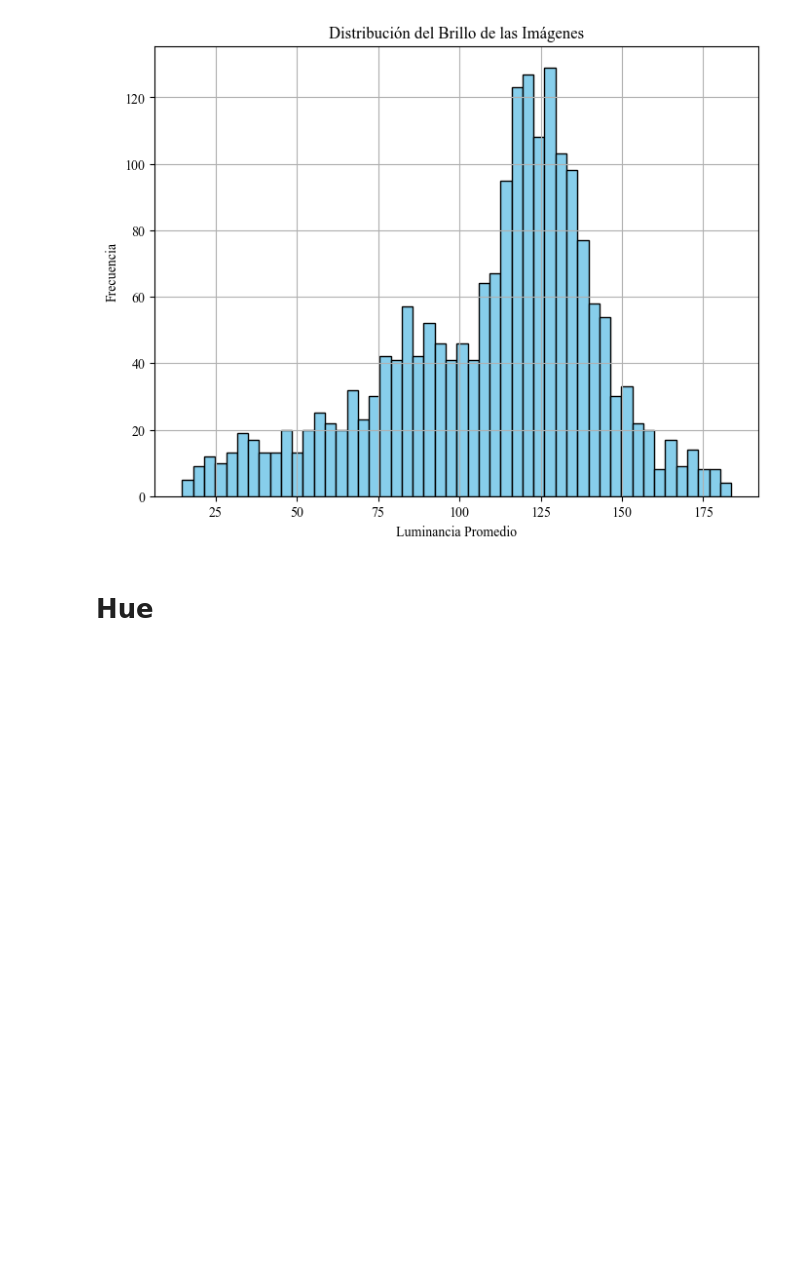
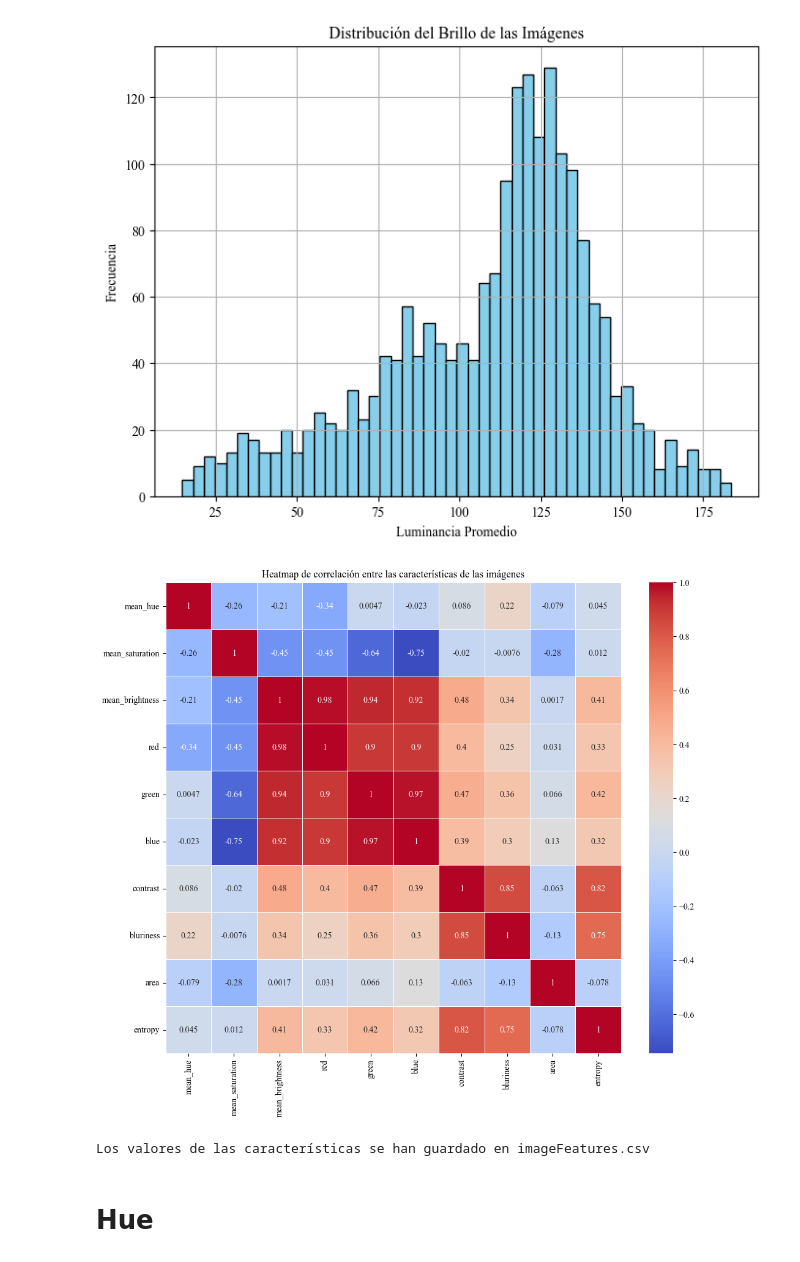
Before and after one commit to azulamakk/PF-vacasVaqueras, a Jupyter notebook: 01.0-am-EDA.ipynb, the cells around one changed output. Saved outputs shown, nothing was run; the diff lists cells and outputs as text; code cells hidden in the pictures; blank space fills up the shorter version.

```diff
--- a/01.0-am-EDA.ipynb
+++ b/01.0-am-EDA.ipynb
@@ -588,3 +611,17 @@ plt.grid(True)
 plt.show()
 # %% [output]
 [figure]
+# %%
+folder_path = "./images"
+
+mean_hue_list = []
+mean_saturation_list = []
+mean_brightness_list = []
+red_list = []
+green_list = []
+blue_list = []
+contrast_list = []
+bluriness_list = []
+area_list = []
+entropy_list = []
+image_names = []
@@ -591,3 +680,37 @@ plt.show()
+# %%
+data = {
+    'image_name': image_names,
+    'mean_hue': mean_hue_list,
+    'mean_saturation': mean_saturation_list,
+    'mean_brightness': mean_brightness_list,
+    'red': red_list,
+    'green': green_list,
+    'blue': blue_list,
+    'contrast': contrast_list,
+    'bluriness': bluriness_list,
+    'area': area_list,
+    'entropy': entropy_list
+}
+# %%
+df = pd.DataFrame(data)
+
+df['layout_id'] = df['image_name'].apply(lambda x: int(x.split('_')[0]))
+df = pd.merge(df, layout_info, on='layout_id', how='left')
+# %%
+correlation_matrix = df.drop(['layout_id', 'image_name', 'country', 'coincidencia', 'relevant (new) tags', 'trial_id'], axis=1).corr()
+# %%
+plt.figure(figsize=(12, 10))
+sns.heatmap(correlation_matrix, annot=True, cmap='coolwarm', linewidths=0.5)
+plt.title('Heatmap de correlación entre las características de las imágenes')
+plt.show()
+# %% [output]
+[figure, added]
+# %%
+df.to_csv('imageFeatures.csv', index=False)
+
+print("Los valores de las características se han guardado en imageFeatures.csv")
+# %% [output]
+Los valores de las características se han guardado en imageFeatures.csv
 # %% [markdown]
 # Hue
 # %%
```
Also changed, not shown: parts of 11 cells of this notebook, 1 other file.
